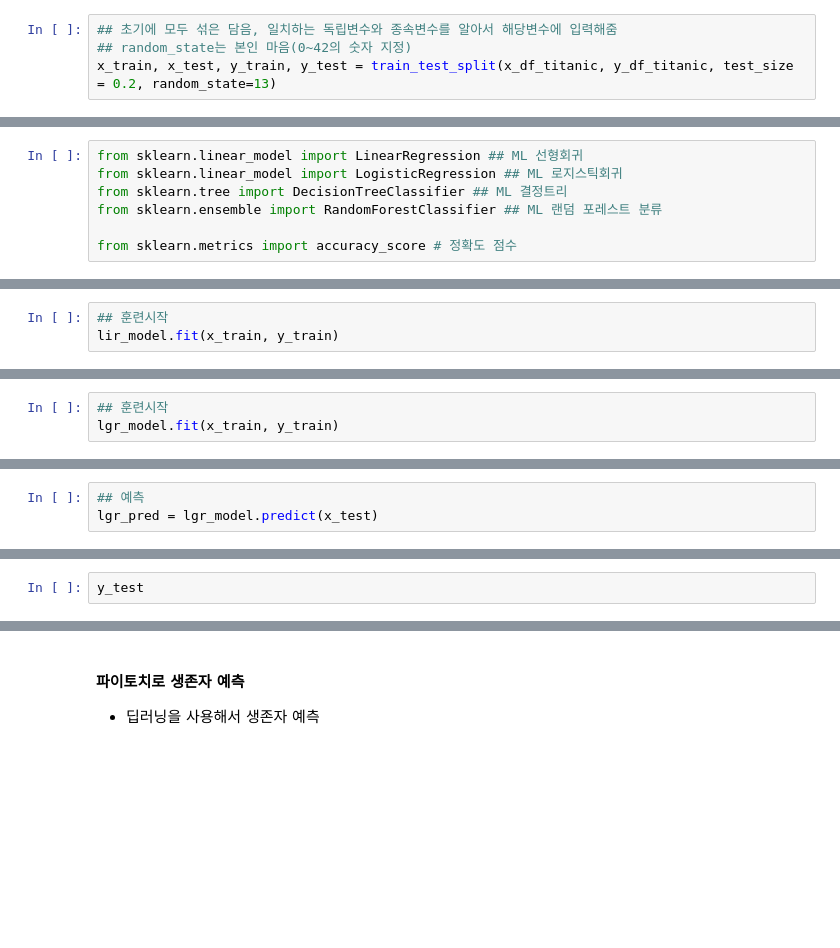
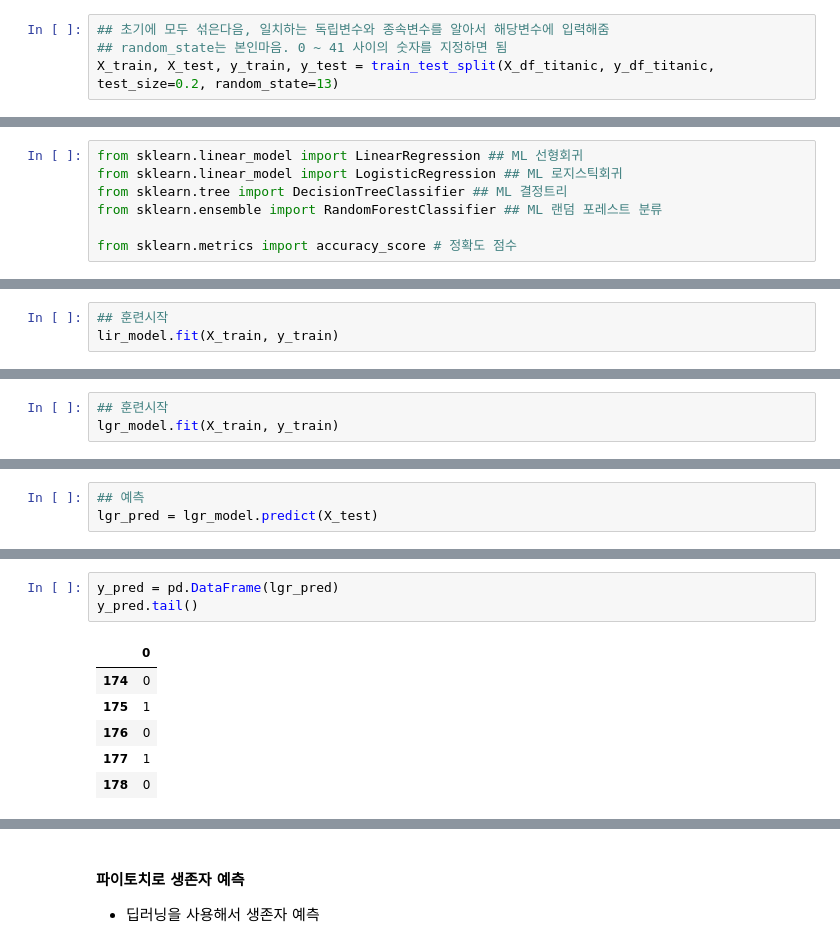
Before and after one commit to YooWangGwon/Iot-bigdata-2024, a Jupyter notebook: day05/dba11_linear_regression.ipynb, the cells around one changed output, grey strips where cells are left out. Cells and saved outputs as stored; diff of their text form; blank space fills up the shorter version.

```diff
--- a/day05/dba11_linear_regression.ipynb
+++ b/day05/dba11_linear_regression.ipynb
@@ -229,6 +335,6 @@ x_df_titanic.info()
 from sklearn.model_selection import train_test_split
 # %%
-## 초기에 모두 섞은 담음, 일치하는 독립변수와 종속변수를 알아서 해당변수에 입력해줌
-## random_state는 본인 마음(0~42의 숫자 지정)
-x_train, x_test, y_train, y_test = train_test_split(x_df_titanic, y_df_titanic, test_size = 0.2, random_state=13)
+## 초기에 모두 섞은다음, 일치하는 독립변수와 종속변수를 알아서 해당변수에 입력해줌
+## random_state는 본인마음. 0 ~ 41 사이의 숫자를 지정하면 됨
+X_train, X_test, y_train, y_test = train_test_split(X_df_titanic, y_df_titanic, test_size=0.2, random_state=13)
 # %%
@@ -251,3 +411,3 @@ lir_model
 # %%
 ## 훈련시작
-lir_model.fit(x_train, y_train)
+lir_model.fit(X_train, y_train)
@@ -272,3 +451,3 @@ lgr_model
 # %%
 ## 훈련시작
-lgr_model.fit(x_train, y_train)
+lgr_model.fit(X_train, y_train)
@@ -275,5 +456,5 @@ lgr_model.fit(x_train, y_train)
 # %%
 ## 예측
-lgr_pred = lgr_model.predict(x_test)
+lgr_pred = lgr_model.predict(X_test)
 # %%
 ### 로지스틱 회귀 예측값 평가
@@ -281,5 +464,13 @@ print(f'로지스틱 회귀 정확도 = {accuracy_score(y_true=y_test, y_pred=lg
-# %%
-y_test
+# %%
+y_pred = pd.DataFrame(lgr_pred)
+y_pred.tail()
+# %% [output]
+|  | 0 |
+| 174 | 0 |
+| 175 | 1 |
+| 176 | 0 |
+| 177 | 1 |
+| 178 | 0 |
 # %% [markdown]
 #### ruffhs
 - 머신러인 기본에 회귀
```
Also changed, not shown: parts of 42 cells of this notebook, 5 other files.
